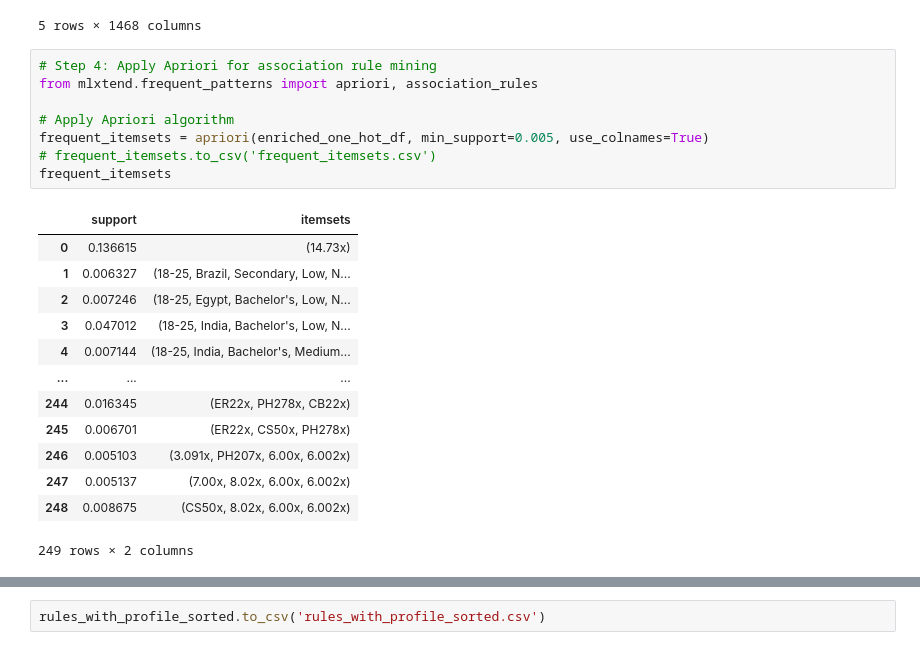
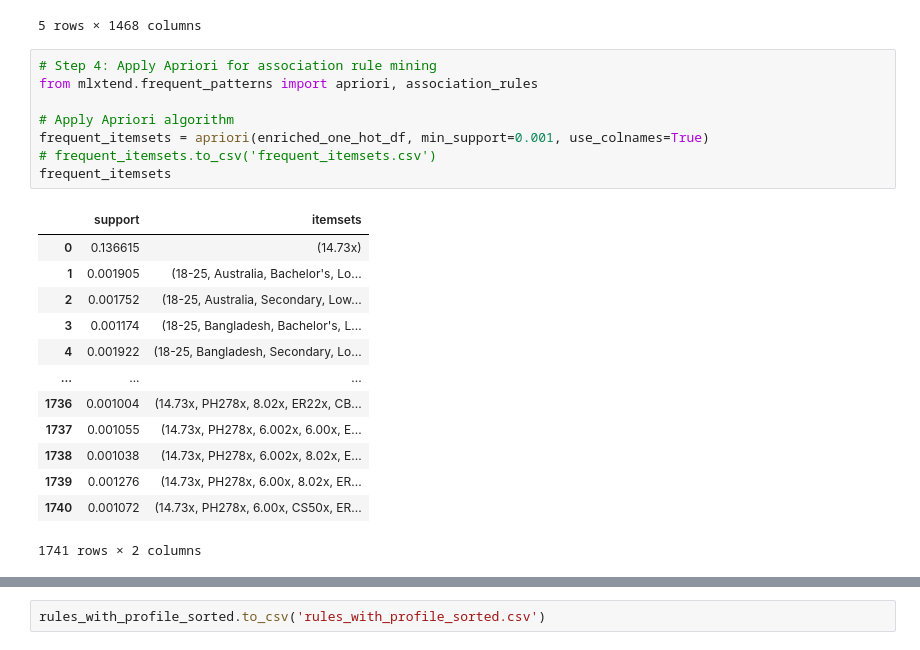
Before and after one commit to DjeziriOus/MiniProjet-ML, a Jupyter notebook: new-attempt-max-rules.ipynb, the cells around one changed output, grey strips where cells are left out. Saved outputs shown, nothing was run; the diff lists cells and outputs as text.

```diff
--- a/new-attempt-max-rules.ipynb
+++ b/new-attempt-max-rules.ipynb
@@ -126,25 +126,25 @@ enriched_one_hot_df.head()
 # %%
 # Step 4: Apply Apriori for association rule mining
 from mlxtend.frequent_patterns import apriori, association_rules
 
 # Apply Apriori algorithm
-frequent_itemsets = apriori(enriched_one_hot_df, min_support=0.005, use_colnames=True)
+frequent_itemsets = apriori(enriched_one_hot_df, min_support=0.001, use_colnames=True)
 # frequent_itemsets.to_csv('frequent_itemsets.csv')
 frequent_itemsets
 # %% [output]
 |  | support | itemsets |
 | 0 | 0.136615 | (14.73x) |
-| 1 | 0.006327 | (18-25, Brazil, Secondary, Low, N... |
-| 2 | 0.007246 | (18-25, Egypt, Bachelor's, Low, N... |
-| 3 | 0.047012 | (18-25, India, Bachelor's, Low, N... |
-| 4 | 0.007144 | (18-25, India, Bachelor's, Medium... |
+| 1 | 0.001905 | (18-25, Australia, Bachelor's, Lo... |
+| 2 | 0.001752 | (18-25, Australia, Secondary, Low... |
+| 3 | 0.001174 | (18-25, Bangladesh, Bachelor's, L... |
+| 4 | 0.001922 | (18-25, Bangladesh, Secondary, Lo... |
 | ... | ... | ... |
-| 244 | 0.016345 | (ER22x, PH278x, CB22x) |
-| 245 | 0.006701 | (ER22x, CS50x, PH278x) |
-| 246 | 0.005103 | (3.091x, PH207x, 6.00x, 6.002x) |
-| 247 | 0.005137 | (7.00x, 8.02x, 6.00x, 6.002x) |
-| 248 | 0.008675 | (CS50x, 8.02x, 6.00x, 6.002x) |
+| 1736 | 0.001004 | (14.73x, PH278x, 8.02x, ER22x, CB... |
+| 1737 | 0.001055 | (14.73x, PH278x, 6.002x, 6.00x, E... |
+| 1738 | 0.001038 | (14.73x, PH278x, 6.002x, 8.02x, E... |
+| 1739 | 0.001276 | (14.73x, PH278x, 6.00x, 8.02x, ER... |
+| 1740 | 0.001072 | (14.73x, PH278x, 6.00x, CS50x, ER... |
-249 rows × 2 columns
+1741 rows × 2 columns
 # %%
 # frequent_itemsets = pd.read_csv('frequent_itemsets.csv')
 # Generate association rules
```
Also changed, not shown: parts of 6 cells of this notebook, 6 other files.
